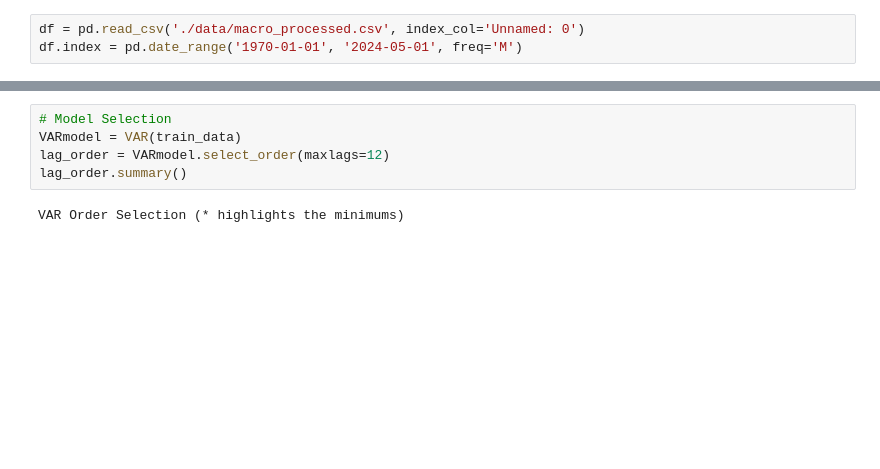
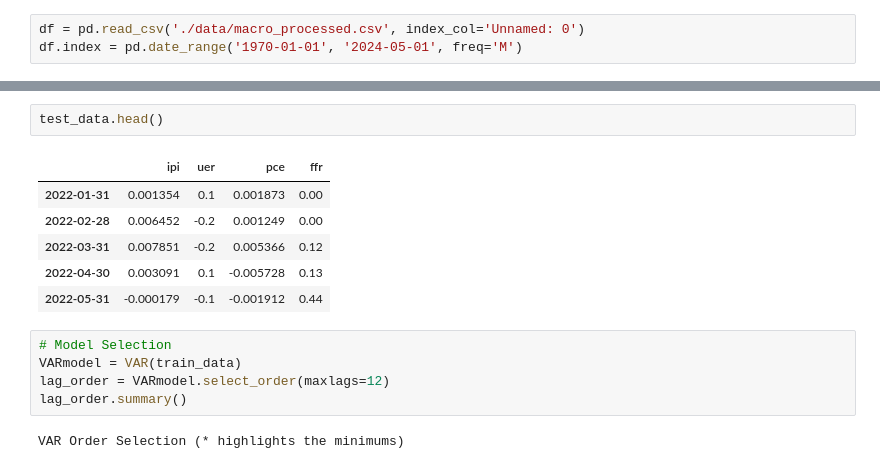
Before and after one commit to zogvc/deep-learning-for-macroeconomics, a Jupyter notebook: var.ipynb, the cells around one changed output, grey strips where cells are left out. Drawn from its saved outputs; the diff is of its cells as text; blank space fills up the shorter version.

```diff
--- a/var.ipynb
+++ b/var.ipynb
@@ -22,3 +38,12 @@ test_data = df.iloc[624:, :]  # JAN2020 ~ APR2024
+# %%
+test_data.head()
+# %% [output]
+|  | ipi | uer | pce | ffr |
+| 2022-01-31 | 0.001354 | 0.1 | 0.001873 | 0.00 |
+| 2022-02-28 | 0.006452 | -0.2 | 0.001249 | 0.00 |
+| 2022-03-31 | 0.007851 | -0.2 | 0.005366 | 0.12 |
+| 2022-04-30 | 0.003091 | 0.1 | -0.005728 | 0.13 |
+| 2022-05-31 | -0.000179 | -0.1 | -0.001912 | 0.44 |
 # %%
 # Model Selection
 VARmodel = VAR(train_data)
```
Also changed, not shown: parts of 12 cells of this notebook, 2 other files.
